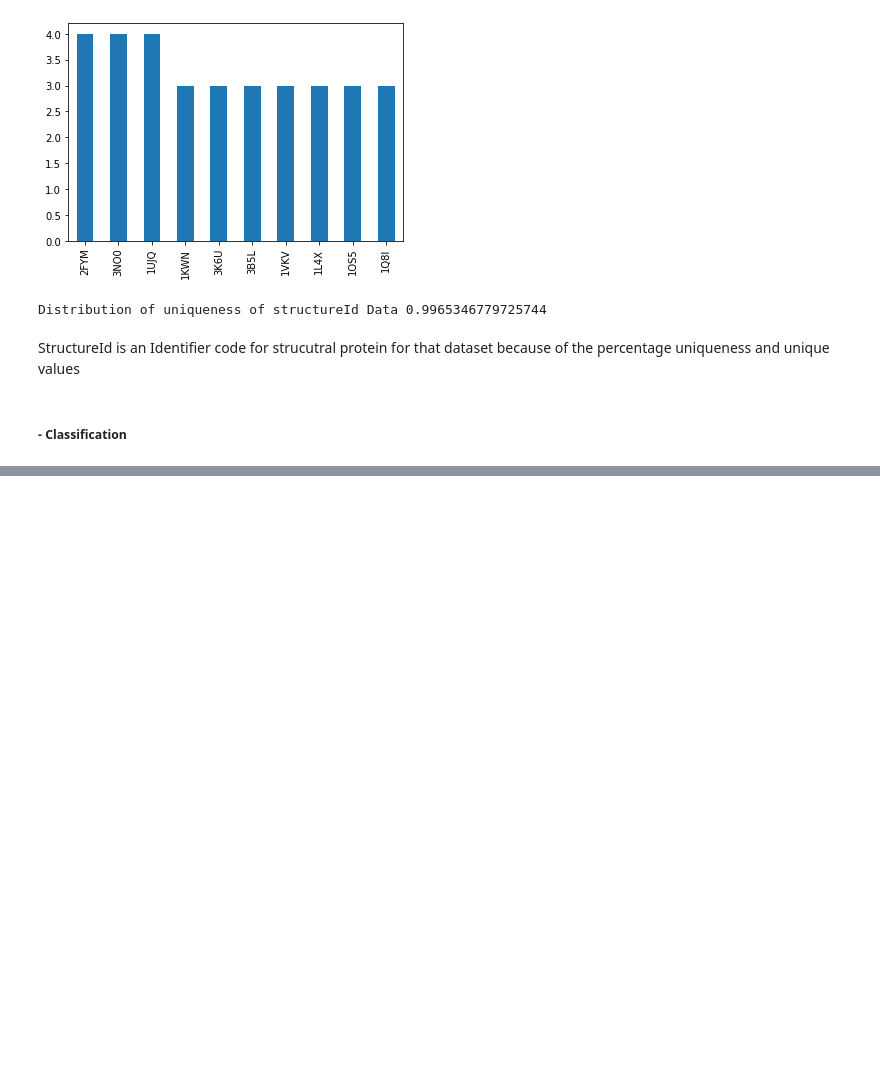
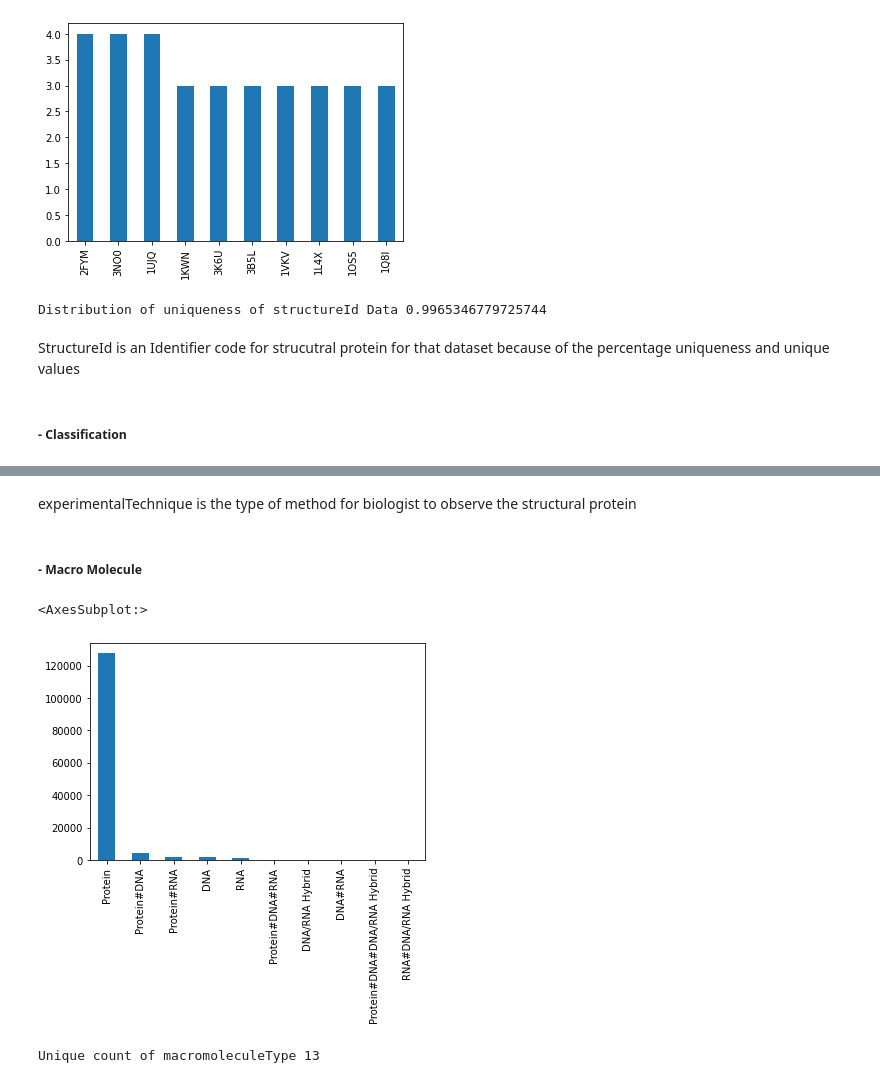
Before and after one commit to adhitizki/protein, a Jupyter notebook: notebook.ipynb, the cells around one changed output, grey strips where cells are left out. Cells and saved outputs as stored; diff of their text form; code cells hidden in the pictures; blank space fills up the shorter version.

```diff
--- a/notebook.ipynb
+++ b/notebook.ipynb
@@ -164,0 +145,14 @@ Index(['structureId', 'classification', 'experimentalTechnique',
+# %% [markdown]
+experimentalTechnique is the type of method for biologist to observe the structural protein
+# %% [markdown]
+##### - Macro Molecule
+# %%
+df_meta['macromoleculeType'].value_counts()[:10].plot(kind='bar')
+# %% [output]
+<AxesSubplot:>
+[figure, added]
+# %%
+temp = df_meta['macromoleculeType'].nunique()
+print(f'Unique count of macromoleculeType {temp}')
+# %% [output]
+Unique count of macromoleculeType 13
```
Also changed, not shown: parts of 56 cells of this notebook.
